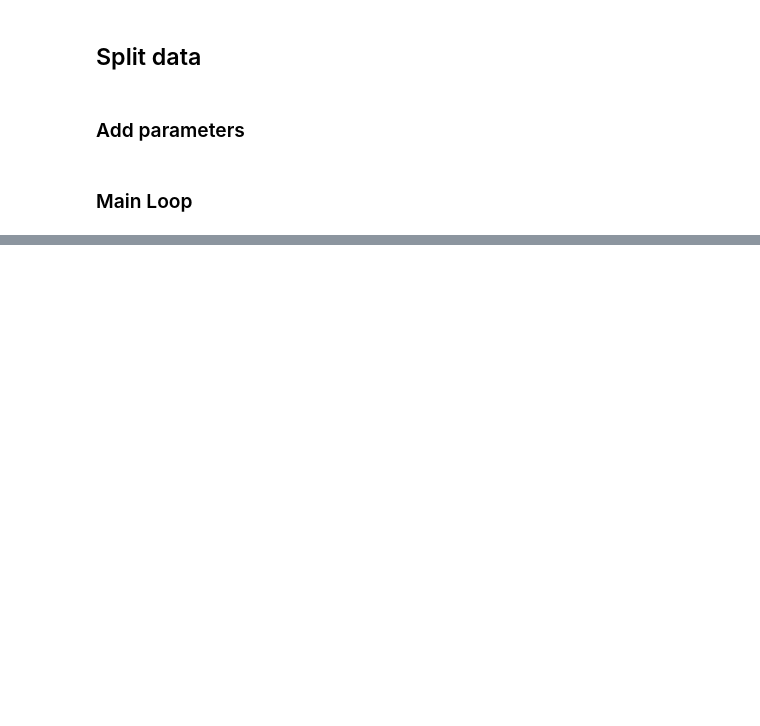
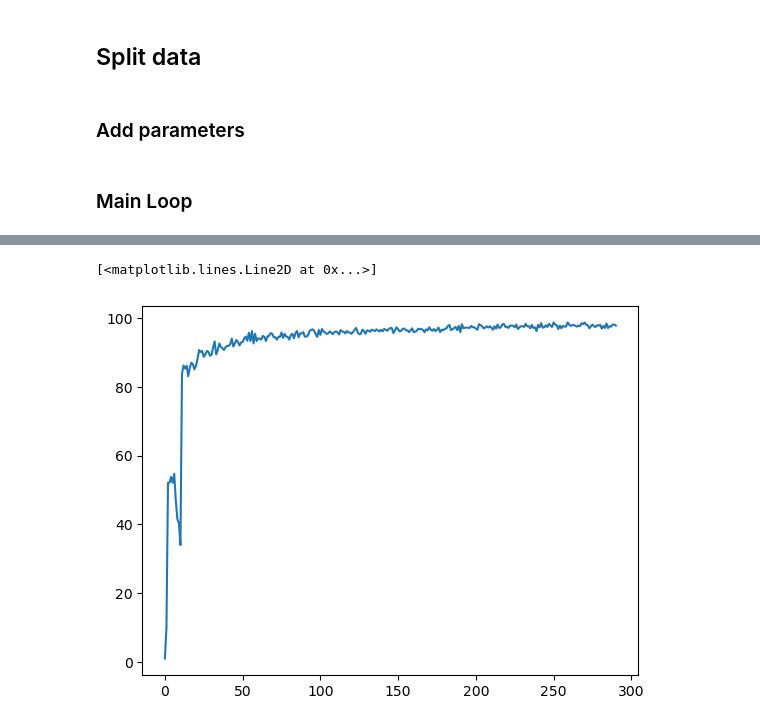
Before and after one commit to aaron23pueschel/PyML, a Jupyter notebook: RunPytorch.ipynb, the cells around one changed output, grey strips where cells are left out. Drawn from its saved outputs; the diff is of its cells as text; code cells hidden in the pictures; blank space fills up the shorter version.

```diff
--- a/RunPytorch.ipynb
+++ b/RunPytorch.ipynb
@@ -30,10 +30,10 @@ yactual = torch.from_numpy(yactual).to(dtype = torch.float32)
 ## Split data
 # %%
 data_set  = PyNN.CustomDataset(xactual,yactual)
-train,test = random_split(data_set,[int(1 * len(data_set)),int(0.0 * len(data_set))])
-num_epochs = 500
+train,test = random_split(data_set,[int(.95 * len(data_set)),int(0.05 * len(data_set))])
+num_epochs = 30
 dataset_size = 60000
-batch_size = 200
+batch_size = 1000
 MSE_history = []
 data_loader_train = DataLoader(dataset=train, batch_size=batch_size, shuffle=True)
 data_loader_test = DataLoader(dataset=test, batch_size=batch_size, shuffle=False)
@@ -42,11 +42,11 @@ data_loader_test = DataLoader(dataset=test, batch_size=batch_size, shuffle=False
 # %%
 input_dim = 784
 output_dim = 10
-num_hidden_layers = 3
-nodes_per_layer = 500
+num_hidden_layers = 4
+nodes_per_layer = 650
 minibatch_sz = batch_size
 model = PyNN.NeuralNetwork(input_dim, nodes_per_layer, output_dim) # Create model
-optimizer = optim.SGD(model.parameters(),lr=.001)
+optimizer = optim.Adam(model.parameters(),lr=.0005)
 error_list = []
 percent = [1]
 # %% [markdown]
@@ -95,0 +95,5 @@ KeyboardInterrupt:
+# %%
+plt.plot(percent)
+# %% [output]
+[<matplotlib.lines.Line2D at 0x...>]
+[figure, added]
```
Also changed, not shown: parts of 1 cell of this notebook, 1 other file.
